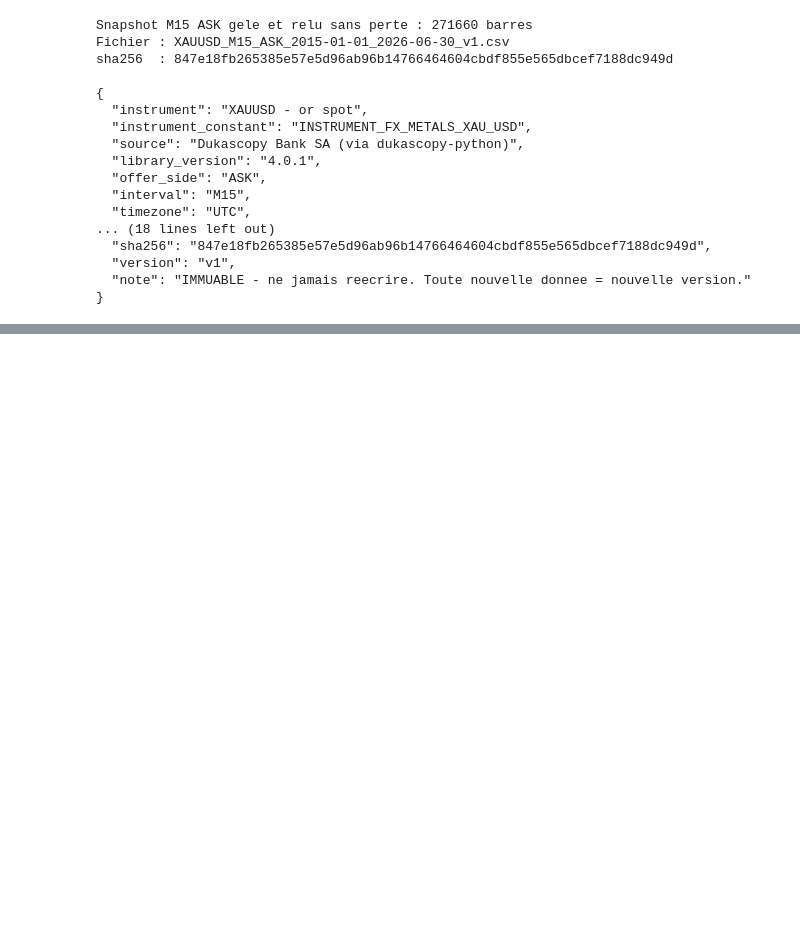
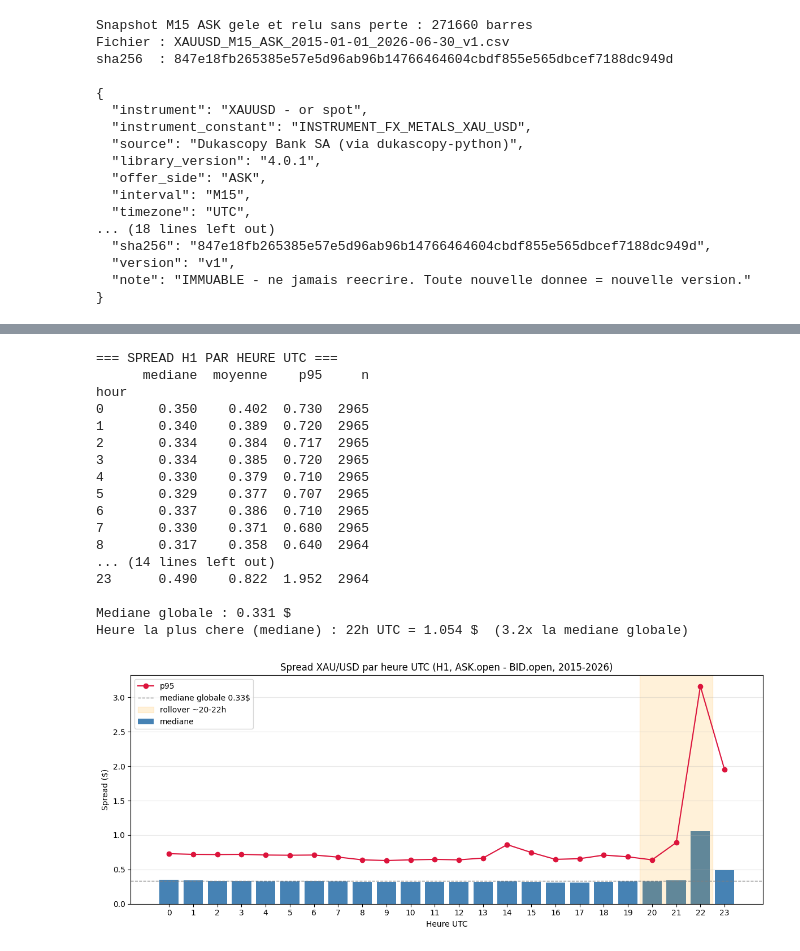
Before and after one commit to ayoubzahour269-lgtm/pa_smc_research, a Jupyter notebook: notebooks/02_ask_spread.ipynb, the cells around one changed output, grey strips where cells are left out. Drawn from its saved outputs; the diff is of its cells as text; code cells hidden in the pictures; blank space fills up the shorter version.

Commit message:
Session 2 - Etape 2 : couche de spread ASK-BID (H1+M15) + rapport par heure UTC (pic rollover 22h)

```diff
--- a/notebooks/02_ask_spread.ipynb
+++ b/notebooks/02_ask_spread.ipynb
@@ -419,0 +478,57 @@ sha256  : 847e18fb265385e57e5d96ab96b14766464604cbdf855e565dbcef7188dc949d
+# %%
+# ===== 02_ask_spread — CELL 8 : spread par heure UTC (H1) =====
+import numpy as np
+import pandas as pd
+import matplotlib.pyplot as plt
+
+by_hour = pd.DataFrame({"spread": spread_h1.values}, index=spread_h1.index)
+by_hour["hour"] = by_hour.index.hour
+
+agg = by_hour.groupby("hour")["spread"].agg(
+    mediane="median", moyenne="mean",
+    p95=lambda s: s.quantile(0.95), n="size"
+).round(3)
+
+print("=== SPREAD H1 PAR HEURE UTC ===")
+print(agg.to_string())
+
+med_glob = float(spread_h1.median())
+print(f"\nMediane globale : {med_glob:.3f} $")
+worst = agg["mediane"].idxmax()
+print(f"Heure la plus chere (mediane) : {worst}h UTC = {agg.loc[worst,'mediane']:.3f} $  "
+      f"({agg.loc[worst,'mediane']/med_glob:.1f}x la mediane globale)")
+
+# --- Graphe ---
+fig, ax = plt.subplots(figsize=(12, 5))
+x = agg.index
+ax.bar(x, agg["mediane"], color="steelblue", label="mediane")
+ax.plot(x, agg["p95"], color="crimson", marker="o", label="p95")
+ax.axhline(med_glob, color="gray", ls="--", lw=1, label=f"mediane globale {med_glob:.2f}$")
+ax.axvspan(19.5, 22.5, color="orange", alpha=0.15, label="rollover ~20-22h")
+ax.set_xticks(range(24))
+ax.set_xlabel("Heure UTC")
+ax.set_ylabel("Spread ($)")
+ax.set_title("Spread XAU/USD par heure UTC (H1, ASK.open - BID.open, 2015-2026)")
+ax.legend()
+ax.grid(axis="y", alpha=0.3)
+plt.tight_layout()
+plt.show()
+# %% [output]
+=== SPREAD H1 PAR HEURE UTC ===
+      mediane  moyenne    p95     n
+hour
+0       0.350    0.402  0.730  2965
+1       0.340    0.389  0.720  2965
+2       0.334    0.384  0.717  2965
+3       0.334    0.385  0.720  2965
+4       0.330    0.379  0.710  2965
+5       0.329    0.377  0.707  2965
+6       0.337    0.386  0.710  2965
+7       0.330    0.371  0.680  2965
+8       0.317    0.358  0.640  2964
+... (14 lines left out)
+23      0.490    0.822  1.952  2964
+
+Mediane globale : 0.331 $
+Heure la plus chere (mediane) : 22h UTC = 1.054 $  (3.2x la mediane globale)
+[figure, added]
```
Also changed, not shown: parts of 2 cells of this notebook.
